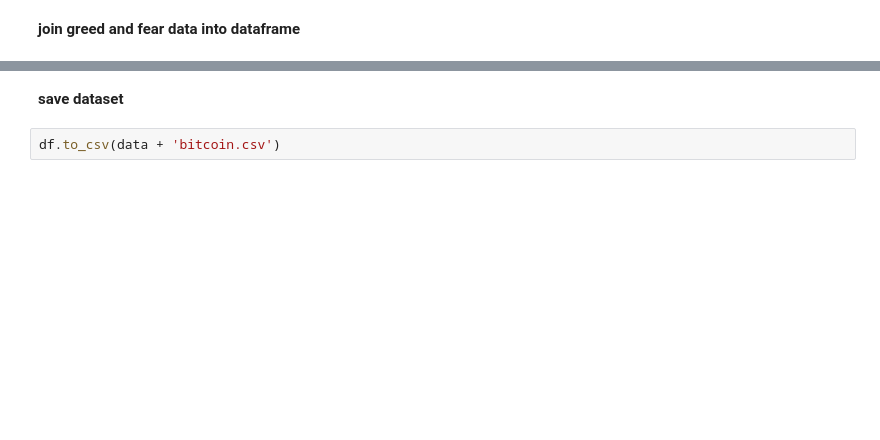
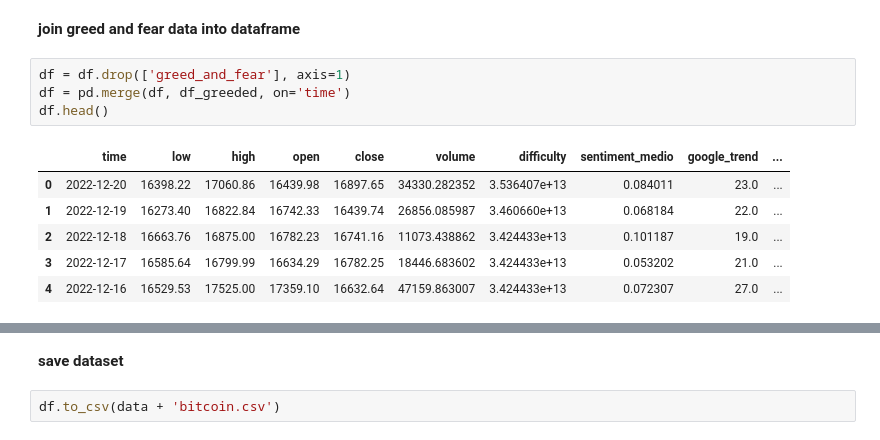
Before and after one commit to gianmarco-tucceri-cimini/forecasting-btc, a Jupyter notebook: 02.btc_greed_and_fear.ipynb, the cells around one changed output, grey strips where cells are left out. Cells and saved outputs as stored; diff of their text form; blank space fills up the shorter version.

```diff
--- a/02.btc_greed_and_fear.ipynb
+++ b/02.btc_greed_and_fear.ipynb
@@ -45,2 +50,13 @@ df.head()
 # %% [markdown]
 **join greed and fear data into dataframe**
+# %%
+df = df.drop(['greed_and_fear'], axis=1)
+df = pd.merge(df, df_greeded, on='time')
+df.head()
+# %% [output]
+|  | time | low | high | open | close | volume | difficulty | sentiment_medio | google_trend | ... |
+| 0 | 2022-12-20 | 16398.22 | 17060.86 | 16439.98 | 16897.65 | 34330.282352 | 3.536407e+13 | 0.084011 | 23.0 | ... |
+| 1 | 2022-12-19 | 16273.40 | 16822.84 | 16742.33 | 16439.74 | 26856.085987 | 3.460660e+13 | 0.068184 | 22.0 | ... |
+| 2 | 2022-12-18 | 16663.76 | 16875.00 | 16782.23 | 16741.16 | 11073.438862 | 3.424433e+13 | 0.101187 | 19.0 | ... |
+| 3 | 2022-12-17 | 16585.64 | 16799.99 | 16634.29 | 16782.25 | 18446.683602 | 3.424433e+13 | 0.053202 | 21.0 | ... |
+| 4 | 2022-12-16 | 16529.53 | 17525.00 | 17359.10 | 16632.64 | 47159.863007 | 3.424433e+13 | 0.072307 | 27.0 | ... |
```
Also changed, not shown: parts of 8 cells of this notebook, 7 other files.
